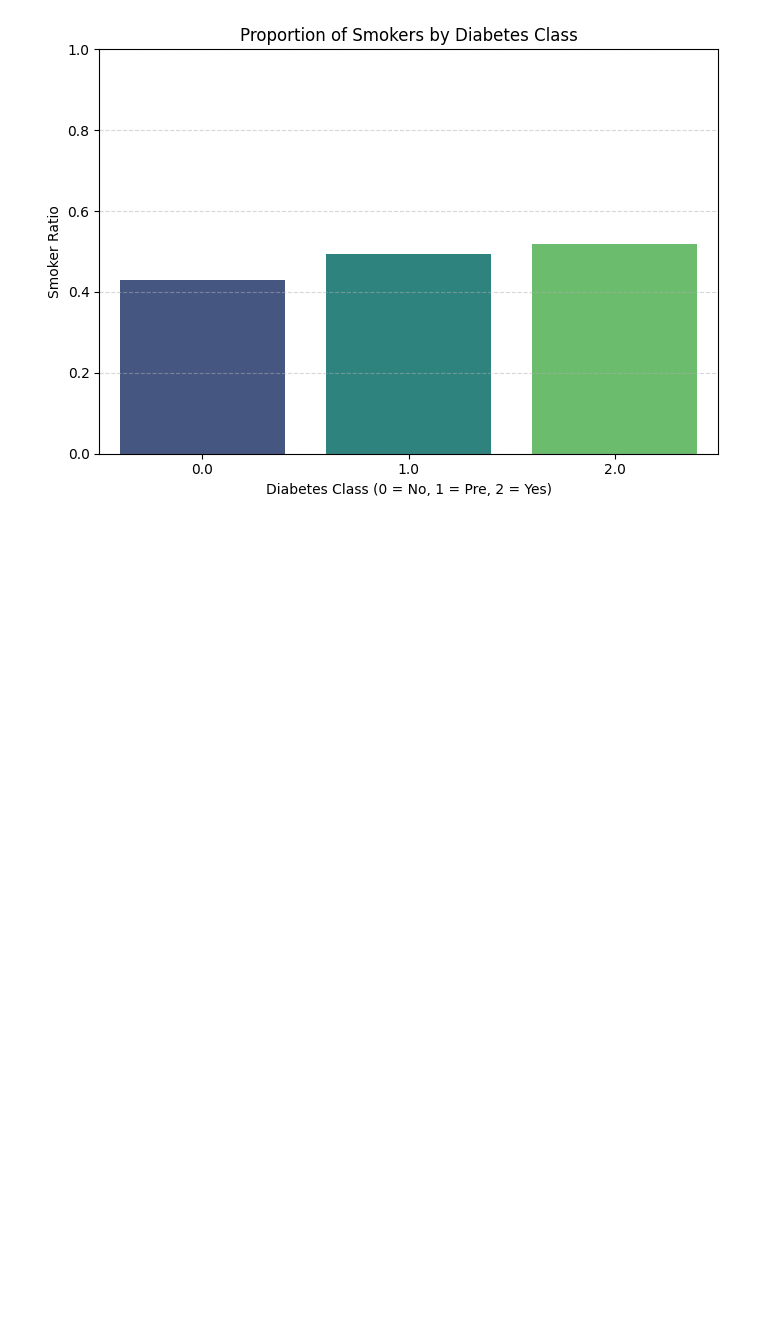
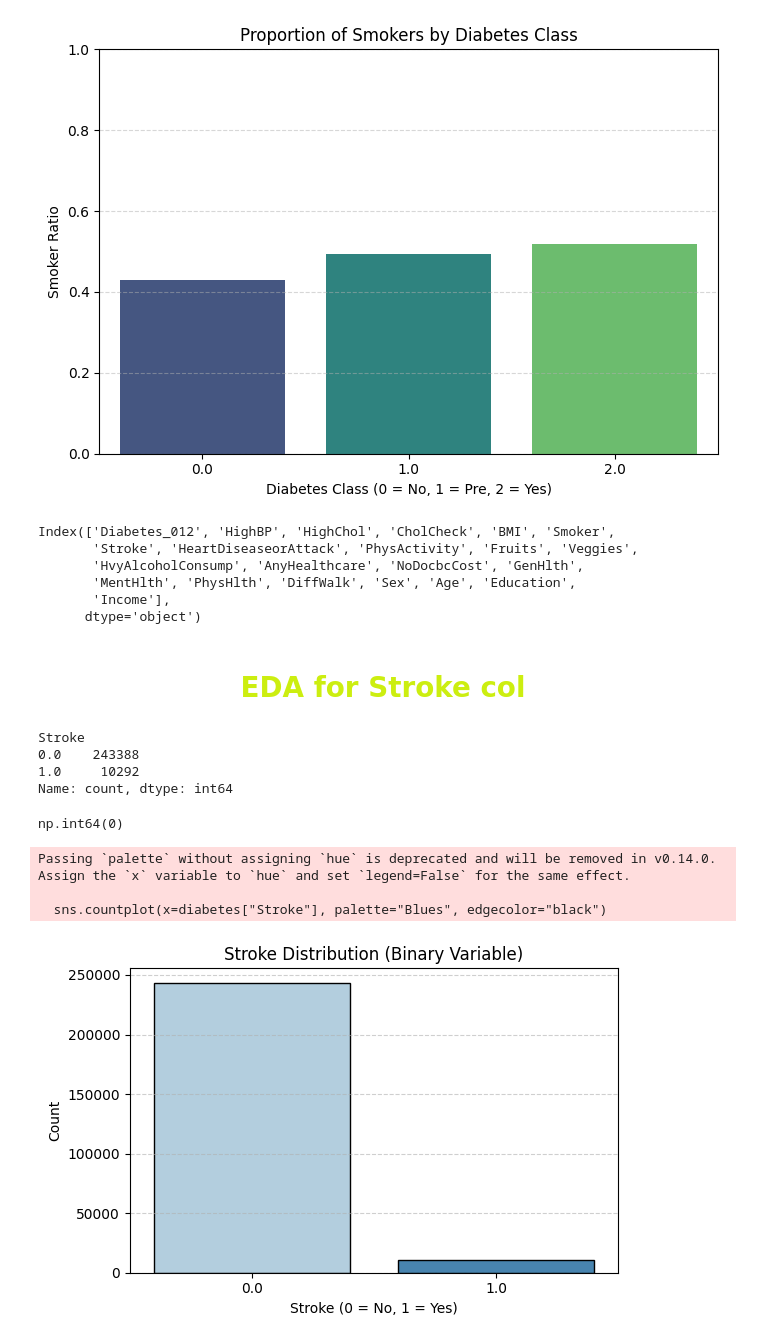
Before and after one commit to mrablfz05/diabetes-prediction, a Jupyter notebook: diabetes_prediction.ipynb, the cells around one changed output. Saved outputs shown, nothing was run; the diff lists cells and outputs as text; code cells hidden in the pictures; blank space fills up the shorter version.

Commit message:
EDA: get the counts of Stroke column

```diff
--- a/diabetes_prediction.ipynb
+++ b/diabetes_prediction.ipynb
@@ -778,3 +778,50 @@ Passing `palette` without assigning `hue` is deprecated and will be removed in v
 
   sns.barplot(x="Diabetes_012", y="Smoker", data=smoker_ratio, palette="viridis")
 [figure]
+# %%
+diabetes.columns
+# %% [output]
+Index(['Diabetes_012', 'HighBP', 'HighChol', 'CholCheck', 'BMI', 'Smoker',
+       'Stroke', 'HeartDiseaseorAttack', 'PhysActivity', 'Fruits', 'Veggies',
+       'HvyAlcoholConsump', 'AnyHealthcare', 'NoDocbcCost', 'GenHlth',
+       'MentHlth', 'PhysHlth', 'DiffWalk', 'Sex', 'Age', 'Education',
+       'Income'],
+      dtype='object')
+# %% [markdown]
+<h1 style="
+  text-align: center;
+  color: #ccee10ff;
+  font-family: 'Segoe UI', Tahoma, Geneva, Verdana, sans-serif;
+  font-size: 4.5em;
+  letter-spacing: 2px;
+  font-weight: 700;
+">
+  EDA for Stroke col
+</h1>
+# %%
+diabetes["Stroke"].value_counts()
+# %% [output]
+Stroke
+0.0    243388
+1.0     10292
+Name: count, dtype: int64
+# %%
+diabetes["Stroke"].isnull().sum()
+# %% [output]
+np.int64(0)
+# %%
+plt.figure(figsize=(6, 4))
+sns.countplot(x=diabetes["Stroke"], palette="Blues", edgecolor="black")
+
+plt.title("Stroke Distribution (Binary Variable)")
+plt.xlabel("Stroke (0 = No, 1 = Yes)")
+plt.ylabel("Count")
+plt.grid(axis='y', linestyle='--', alpha=0.6)
+plt.tight_layout()
+plt.show()
+plt.show()
+# %% [output]
+Passing `palette` without assigning `hue` is deprecated and will be removed in v0.14.0. Assign the `x` variable to `hue` and set `legend=False` for the same effect.
+
+  sns.countplot(x=diabetes["Stroke"], palette="Blues", edgecolor="black")
+[figure, added]
```
Also changed, not shown: parts of 3 cells of this notebook.
